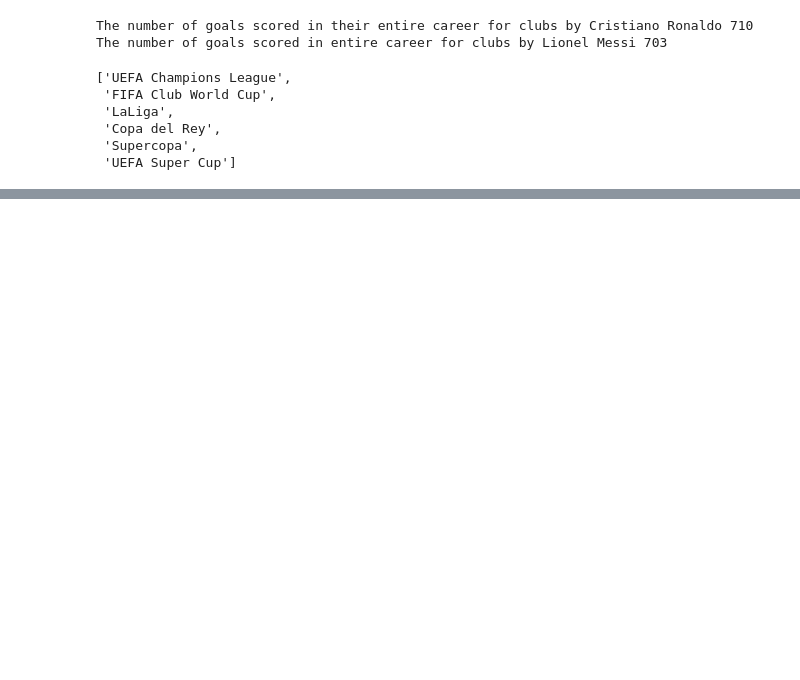
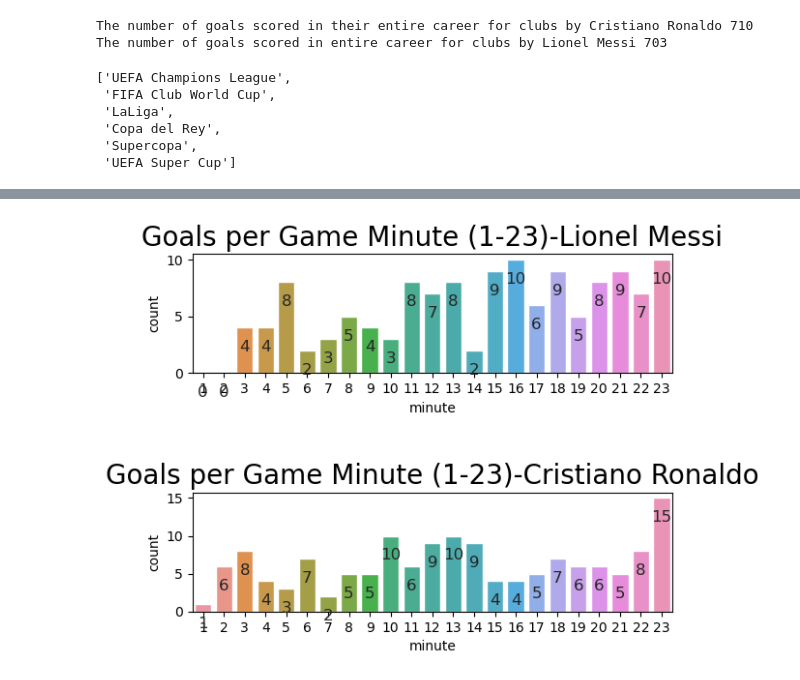
Before and after one commit to sanjayy27/Cristiano-Ronaldo-vs-Lionel-Messi-Analysis, a Jupyter notebook: cristiano-ronaldo-vs-lionel-messi-eda.ipynb, the cells around one changed output, grey strips where cells are left out. Saved outputs shown, nothing was run; the diff lists cells and outputs as text; code cells hidden in the pictures; blank space fills up the shorter version.

Commit message:
Kaggle Notebook | Cristiano Ronaldo vs Lionel Messi | EDA

```diff
--- a/cristiano-ronaldo-vs-lionel-messi-eda.ipynb
+++ b/cristiano-ronaldo-vs-lionel-messi-eda.ipynb
@@ -282,0 +307,18 @@ fig.show()
+# %%
+mins=list(map(str, range(1,121)))
+mins.insert(45,"1stE")
+mins.insert(91,"2ndE")
+mins.insert(122,"ExtE")
+# %%
+df.loc[df.minute.str[:3]=='45+', 'minute'] = '1stE'
+df.loc[df.minute.str[:3]=='90+', 'minute'] = '2ndE'
+df.loc[df.minute.str[:4]=='120+', 'minute'] = 'ExtE'
+# %%
+mins1=mins[:23]
+mins2=mins[23:46]
+mins3=mins[46:69]
+mins4=mins[69:92]
+mins5=mins[92:]
+# %%
+cr=df[df['player']=='Cristiano Ronaldo']
+lm=df[df['player']=='Lionel Messi']
@@ -282,0 +341,20 @@ fig.show()
+# %%
+fig, ax = plt.subplots(2,1)
+fig.subplots_adjust(hspace=1)
+
+sns.set(rc={'figure.figsize':(20,5)})
+plt.xticks(fontsize=10)
+p=sns.countplot(x='minute',data=lm,order=mins1,ax=ax[0])
+p.axes.set_title("Goals per Game Minute (1-23)-Lionel Messi",fontsize=20)
+for container in p.containers:
+    p.bar_label(container,label_type='edge',padding=-20)
+
+
+sns.set(rc={'figure.figsize':(20,5)})
+plt.xticks(fontsize=10)
+q=sns.countplot(x='minute',data=cr,order=mins1,ax=ax[1])
+q.axes.set_title("Goals per Game Minute (1-23)-Cristiano Ronaldo",fontsize=20)
+for container in q.containers:
+    q.bar_label(container,label_type='edge',padding=-20)
+# %% [output]
+[figure, added]
```
Also changed, not shown: parts of 14 cells of this notebook.
